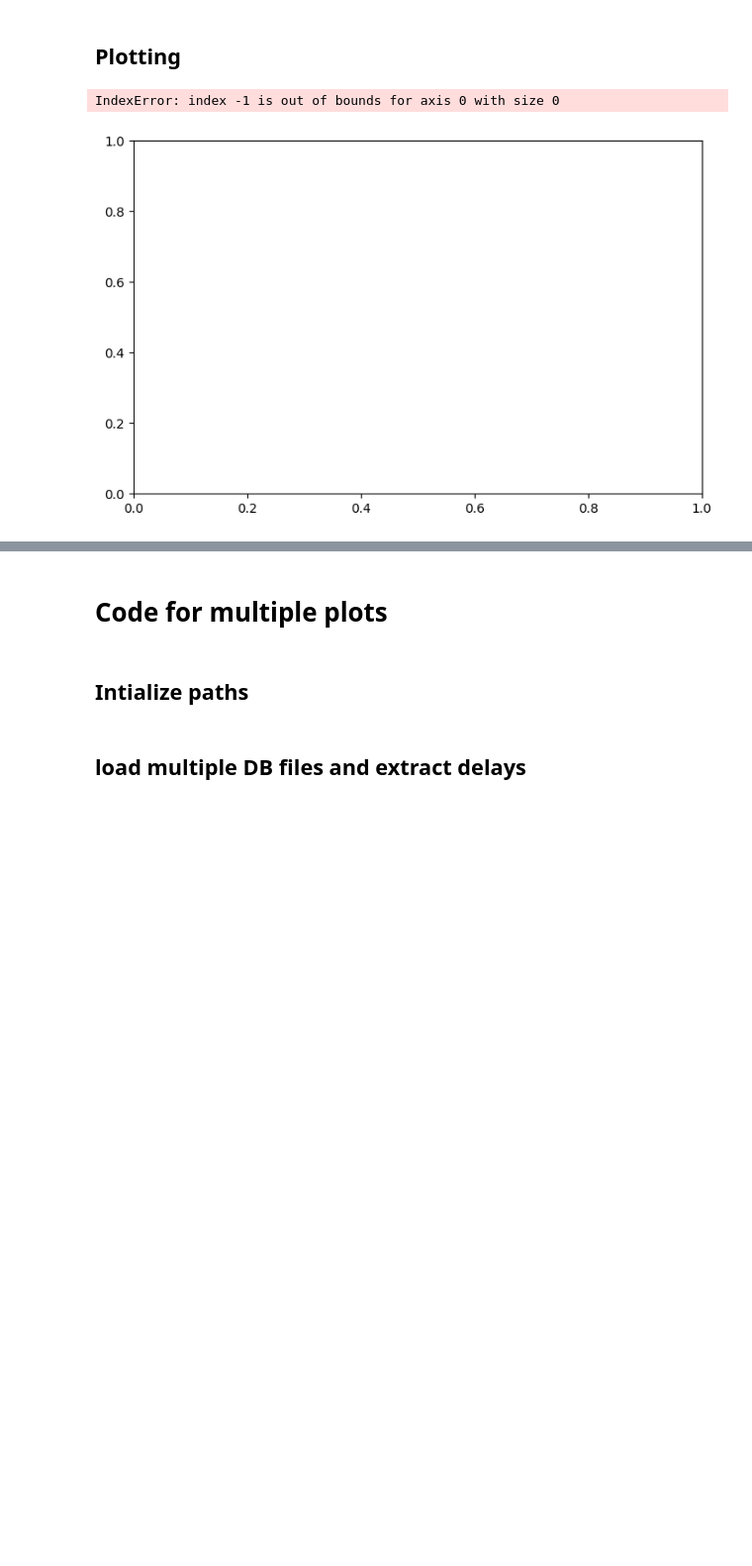
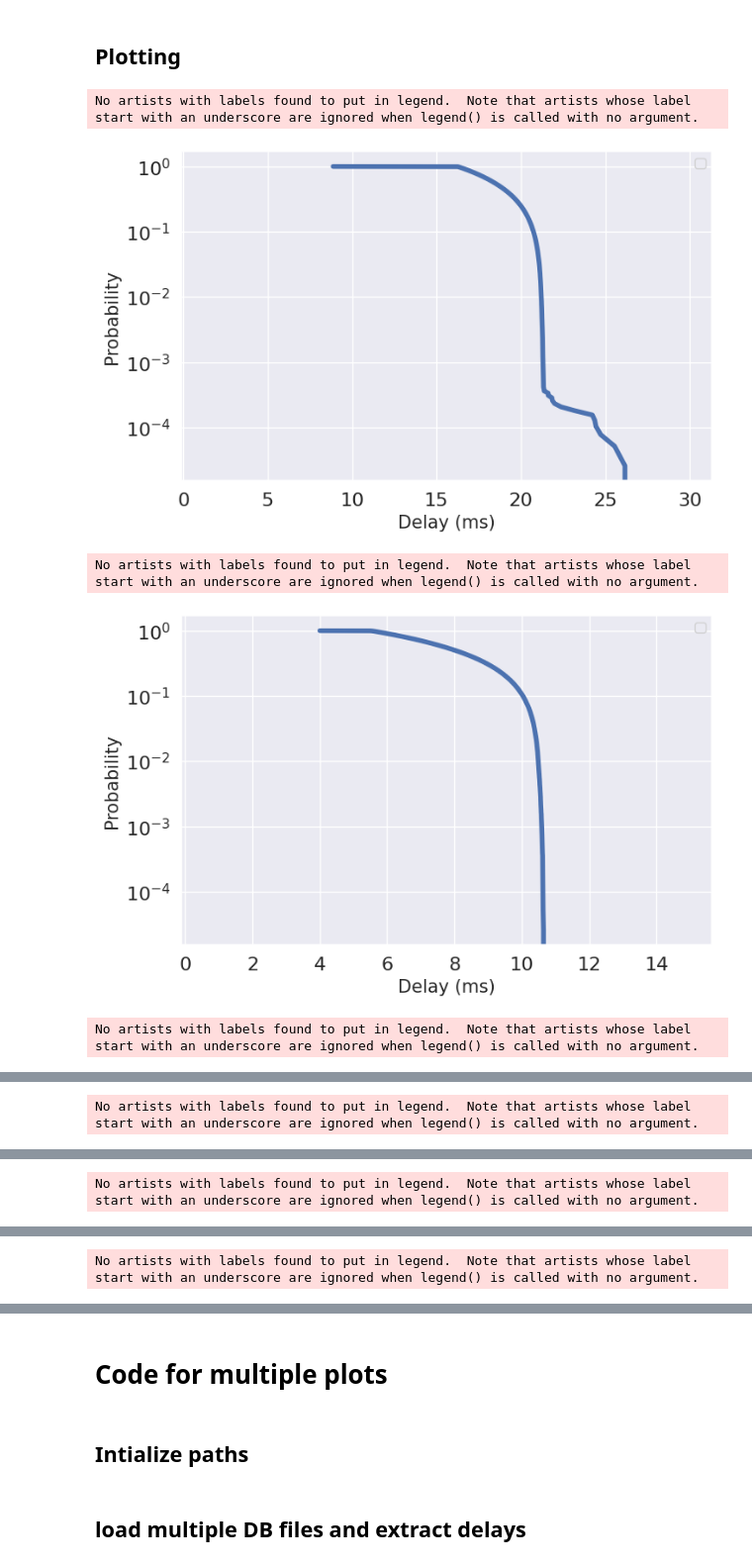
Before and after one commit to gourav-prateek-sharma/meas-visualization, a Jupyter notebook: plots.ipynb, the cells around one changed output, grey strips where cells are left out. Shown at 99% size. Cells and saved outputs as stored; diff of their text form; code cells hidden in the pictures; blank space fills up the shorter version.

Commit message:
fixed segmentation delay; plots; etc

```diff
--- a/plots.ipynb
+++ b/plots.ipynb
@@ -6,6 +6,7 @@ sys.path.append('../edaf')
 # %%
 from plot_helpers import *
 from data_helpers import *
+import seaborn as sns
 from decomp import *
 from sortedcontainers import SortedList, SortedDict
 from loguru import logger
@@ -25,3 +26,6 @@ import ijson
 
 %load_ext autoreload
 %autoreload 2
+
+sns.set_theme(style='darkgrid')  # Options include 'darkgrid', 'whitegrid', 'dark', 'white', and 'ticks'
+sns.set()
@@ -119,11 +127,16 @@ RNTIs in channel: ['3ac1', None]
 # idt = (send_ts[1:-1]-send_ts[0:-2])
 # e2e_delays = receive_ts-send_ts
 
-idt = np.array(list({packet['id']: packets[ind]['ip.in_t']-packets[ind-1]['ip.in_t'] for ind in range(1, len(packets)) if packets[ind]['ip.in_t']!=None and  packets[ind-1]['ip.in_t']!=None}.values()))
+idt = np.array(list({packets[ind]['id']: packets[ind]['ip.in_t']-packets[ind-1]['ip.in_t'] for ind in range(1, len(packets)) if packets[ind]['ip.in_t']!=None and  packets[ind-1]['ip.in_t']!=None}.values()))
 frame_alignment_delays = np.array(list({packet['id']: get_frame_alignment_delay(packet, sr_bsr_tx_sorted_list, slots_per_frame=20, slots_duration_ms=0.5) for packet in packets if get_frame_alignment_delay(packet, sr_bsr_tx_sorted_list, slots_per_frame=20, slots_duration_ms=0.5)!=None}.values()))
 scheduling_delays = np.array(list({packet['id']: get_scheduling_delay(packet, sched_sorted_dict, slots_per_frame=20, slots_duration_ms=0.5) for packet in packets if get_scheduling_delay(packet, sched_sorted_dict, slots_per_frame=20, slots_duration_ms=0.5)!=None}.values()))
 ran_delays = np.array(list({packet['id']: get_ran_delay(packet) for packet in packets if get_ran_delay(packet)!=None}.values()))
 ran_delays_wo_frame_alignment_delay = np.array(list({packet['id']: get_ran_delay_wo_frame_alignment_delay(packet, sr_bsr_tx_sorted_list, slots_per_frame=20, slots_duration_ms=0.5) for packet in packets if get_ran_delay_wo_frame_alignment_delay(packet, sr_bsr_tx_sorted_list, slots_per_frame=20, slots_duration_ms=0.5)!=None}.values()))
 ran_delays_wo_scheduling_delay = np.array(list({packet['id']: get_ran_delay_wo_scheduling_delay(packet, sched_sorted_dict, slots_per_frame=20, slots_duration_ms=0.5) for packet in packets if get_ran_delay_wo_scheduling_delay(packet, sched_sorted_dict, slots_per_frame=20, slots_duration_ms=0.5)!=None}.values()))
 queueing_delays = np.array(list({packet['id']: get_queueing_delay(packet) for packet in packets if get_queueing_delay(packet)!=None}.values()))
+queueing_delays_wo_scheduling_delay = np.array(list({packet['id']: get_queueing_delay_wo_scheduling_delay(packet, sched_sorted_dict, slots_per_frame=20, slots_duration_ms=0.5) for packet in packets if get_queueing_delay_wo_scheduling_delay(packet, sched_sorted_dict, slots_per_frame=20, slots_duration_ms=0.5)!=None}.values()))
+segmentation_delay = np.array(list({packet['id']: get_segmentation_delay(packet) for packet in packets if get_segmentation_delay(packet)!=None}.values()))
+segmentation_delays_wo_scheduling_delay = np.array(list({packet['id']: get_segmentation_delay_wo_scheduling_delay(packet, sched_sorted_dict, slots_per_frame=20, slots_duration_ms=0.5) for packet in packets if get_segmentation_delay_wo_scheduling_delay(packet, sched_sorted_dict, slots_per_frame=20, slots_duration_ms=0.5)!=None}.values()))
+segments = np.array(list({packet['id']: get_segments(packet) for packet in packets if get_segments(packet)!=None}.values()))
 retx_delays = np.array(list({packet['id']: get_retx_delay(packet) for packet in packets if get_retx_delay(packet)!=None}.values()))
+mcss = np.array(list({packet['id']: get_mcs(packet, mcs_sorted_dict, slots_per_frame=20, slots_duration_ms=0.5) for packet in packets if get_mcs(packet, mcs_sorted_dict, slots_per_frame=20, slots_duration_ms=0.5)!=None}.values()))
@@ -138,41 +170,44 @@ if not os.path.exists(PLOTS_DIR):
 SKIP_FIRST = 1000
 SKIP_LAST = 100
 
 # fig, ax  = plot_ccdf(e2e_delays[SKIP_FIRST:-SKIP_LAST], '_', figsize=(8, 5))
 # plt.savefig(f"{PLOTS_DIR}e2e_delays_ccdf_plot.png", dpi=300, bbox_inches='tight')  # You can change the file format (e.g., .pdf)
 # plt.show()
 
-fig, ax  = plot_ccdf(idt[SKIP_FIRST:-SKIP_LAST], '_', figsize=(8, 5))
-plt.savefig(f"{PLOTS_DIR}idt_ccdf_plot.png", dpi=300, bbox_inches='tight')  # You can change the file format (e.g., .pdf)
-plt.show()
+# fig, ax  = plot_ccdf(idt[SKIP_FIRST:-SKIP_LAST], '_', figsize=(8, 5))
+# plt.savefig(f"{PLOTS_DIR}idt_ccdf_plot.png", dpi=300, bbox_inches='tight')  # You can change the file format (e.g., .pdf)
+# plt.show()
 
 fig, ax  = plot_ccdf(ran_delays[SKIP_FIRST:-SKIP_LAST], '_', figsize=(8, 5))
 plt.savefig(f"{PLOTS_DIR}ran_delays_ccdf_plot.png", dpi=300, bbox_inches='tight')  # You can change the file format (e.g., .pdf)
 plt.show()
 
 fig, ax  = plot_ccdf(scheduling_delays[SKIP_FIRST:-SKIP_LAST], '_', figsize=(8, 5))
 plt.savefig(f"{PLOTS_DIR}scheduling_delays_ccdf_plot.png", dpi=300, bbox_inches='tight')  # You can change the file format (e.g., .pdf)
 plt.show()
 
 fig, ax  = plot_ccdf(frame_alignment_delays[SKIP_FIRST:-SKIP_LAST], '_', figsize=(8, 5))
 plt.savefig(f"{PLOTS_DIR}frame_alignment_delays_ccdf_plot.png", dpi=300, bbox_inches='tight')  # You can change the file format (e.g., .pdf)
 plt.show()
 
-fig, ax  = plot_ccdf(ran_delays_wo_frame_alignment_delay[SKIP_FIRST:-SKIP_LAST], '_', figsize=(8, 5))
-plt.savefig(f"{PLOTS_DIR}ran_delays_wo_frame_alignment_delay_ccdf_plot.png", dpi=300, bbox_inches='tight')  # You can change the file format (e.g., .pdf)
-plt.show()
-
 fig, ax  = plot_ccdf(ran_delays_wo_scheduling_delay[SKIP_FIRST:-SKIP_LAST], '_', figsize=(8, 5))
 plt.savefig(f"{PLOTS_DIR}ran_delays_wo_frame_alignment_delay_ccdf_plot.png", dpi=300, bbox_inches='tight')  # You can change the file format (e.g., .pdf)
 plt.show()
 
-fig, ax  = plot_ccdf(queueing_delays[SKIP_FIRST:-SKIP_LAST], '_', figsize=(8, 5))
-plt.savefig(f"{PLOTS_DIR}queueing_delays_ccdf_plot.png", dpi=300, bbox_inches='tight')  # You can change the file format (e.g., .pdf)
+fig, ax  = plot_ccdf(queueing_delays_wo_scheduling_delay[SKIP_FIRST:-SKIP_LAST], '_', figsize=(8, 5))
+plt.savefig(f"{PLOTS_DIR}queueing_delays_wo_scheduling_delay_ccdf_plot.png", dpi=300, bbox_inches='tight')  # You can change the file format (e.g., .pdf)
+plt.show()
+
+fig, ax  = plot_ccdf(segmentation_delays_wo_scheduling_delay[SKIP_FIRST:-SKIP_LAST], '_', figsize=(8, 5))
+plt.savefig(f"{PLOTS_DIR}segmentation_delays_wo_scheduling_delay_ccdf_plot.png", dpi=300, bbox_inches='tight')  # You can change the file format (e.g., .pdf)
 plt.show()
 
 fig, ax  = plot_ccdf(retx_delays[SKIP_FIRST:-SKIP_LAST], '_', figsize=(8, 5), x_lim=20)
 plt.savefig(f"{PLOTS_DIR}retx_delays_ccdf_plot.png", dpi=300, bbox_inches='tight')  # You can change the file format (e.g., .pdf)
 plt.show()
 # %% [output]
-IndexError: index -1 is out of bounds for axis 0 with size 0
+No artists with labels found to put in legend.  Note that artists whose label start with an underscore are ignored when legend() is called with no argument.
-[figure, old version]
+[figure, new version]
+No artists with labels found to put in legend.  Note that artists whose label start with an underscore are ignored when legend() is called with no argument.
+[figure, added]
+No artists with labels found to put in legend.  Note that artists whose label start with an underscore are ignored when legend() is called with no argument.
@@ -178,0 +215 @@ IndexError: index -1 is out of bounds for axis 0 with size 0
+No artists with labels found to put in legend.  Note that artists whose label start with an underscore are ignored when legend() is called with no argument.
@@ -178,0 +217 @@ IndexError: index -1 is out of bounds for axis 0 with size 0
+No artists with labels found to put in legend.  Note that artists whose label start with an underscore are ignored when legend() is called with no argument.
@@ -178,0 +219 @@ IndexError: index -1 is out of bounds for axis 0 with size 0
+No artists with labels found to put in legend.  Note that artists whose label start with an underscore are ignored when legend() is called with no argument.
```
Also changed, not shown: parts of 19 cells of this notebook, 3 other files.
